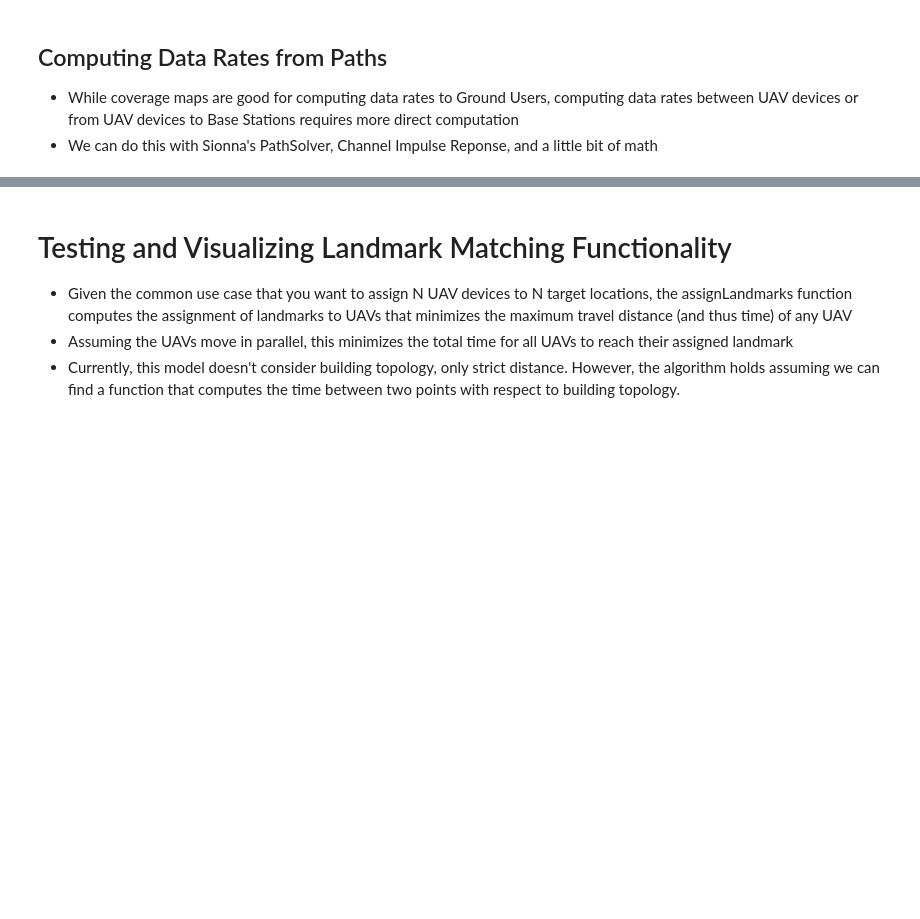
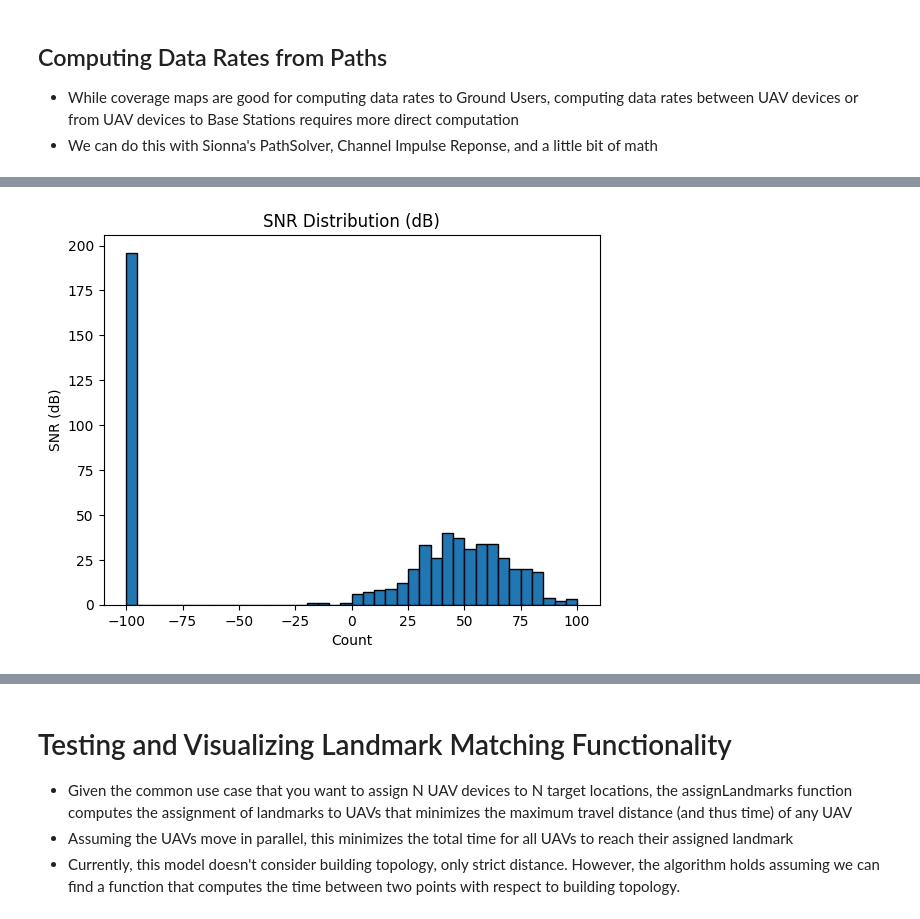
Before and after one commit to Lognam-Huang/RL-AERPAW-DT, a Jupyter notebook: src/Demonstration.ipynb, the cells around one changed output, grey strips where cells are left out. Drawn from its saved outputs; the diff is of its cells as text; code cells hidden in the pictures; blank space fills up the shorter version.

Commit message:
Finishing and testing SNR and SINR calculation

```diff
--- a/src/Demonstration.ipynb
+++ b/src/Demonstration.ipynb
@@ -173,7 +173,7 @@ dr.flush_malloc_cache()
 radio_map = env.computeRadioMap(max_depth=2, num_samples=1000000, cell_size=(5.0, 5.0))
 
 # Grabbing the SINR values for each Ground User
-sinrs = np.sum(env.getUserSINRS(radio_map), axis=1)  # Summing the Transmitters for the time being, use diversity combining later
+sinrs = np.sum(env.getUserSINR(radio_map), axis=1)  # Summing the Transmitters for the time being, use diversity combining later
 
 n_rx = 118
 indices = radio_map.rx_cell_indices.numpy().T
@@ -237,0 +280,13 @@ AttributeError: 'list' object has no attribute 'squeeze'
+# %%
+paths = env.computeGeneralPaths(max_depth=2, num_samples=1000000)
+snr = env.computeSNR(paths=paths)
+cutoff = -100
+bin_size = 5
+snr_data = np.maximum(snr.flatten(), cutoff)
+plt.hist(snr_data, bins=np.arange(np.min(snr_data), np.max(snr_data), bin_size), edgecolor="black")
+plt.title("SNR Distribution (dB)")
+plt.xlabel("Count")
+plt.ylabel("SNR (dB)")
+plt.show()
+# %% [output]
+[figure, added]
```
Also changed, not shown: parts of 8 cells of this notebook, 1 other file.
